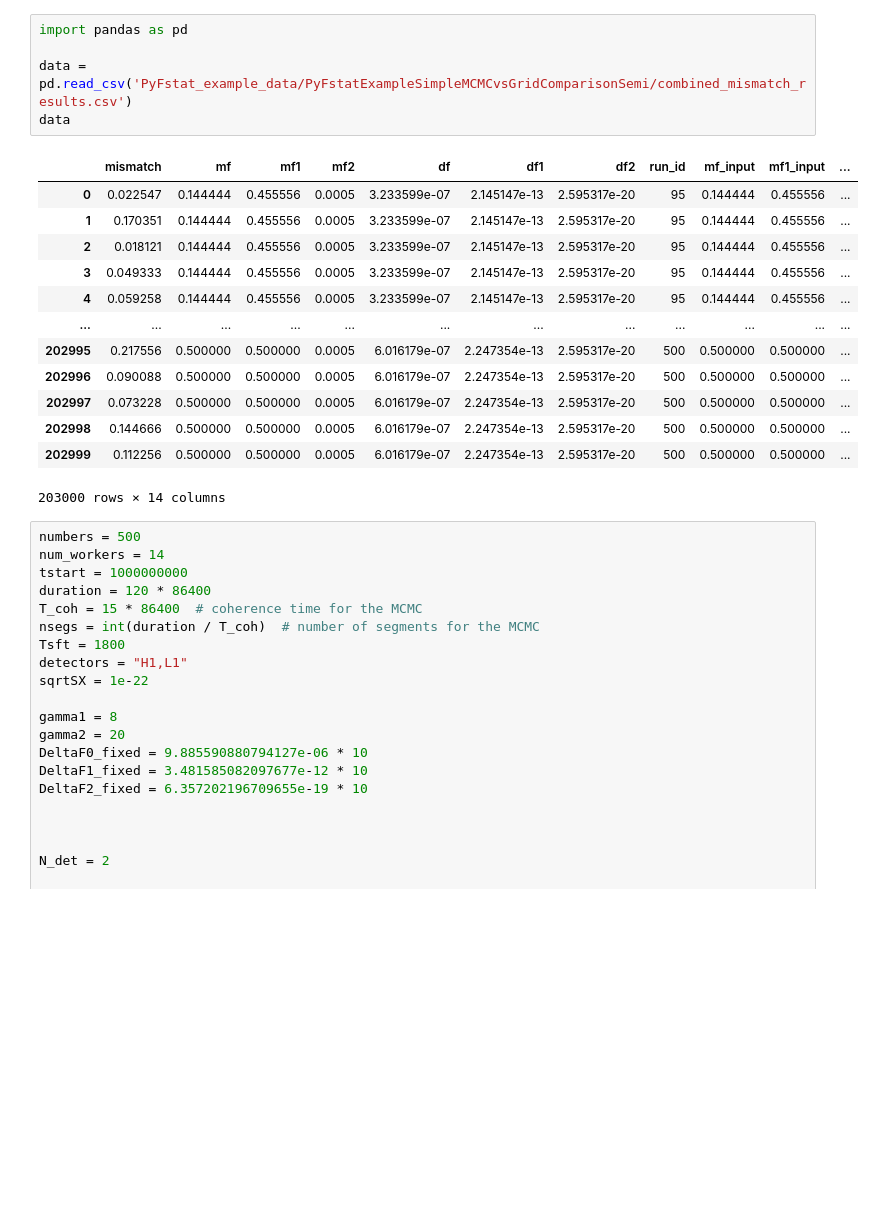
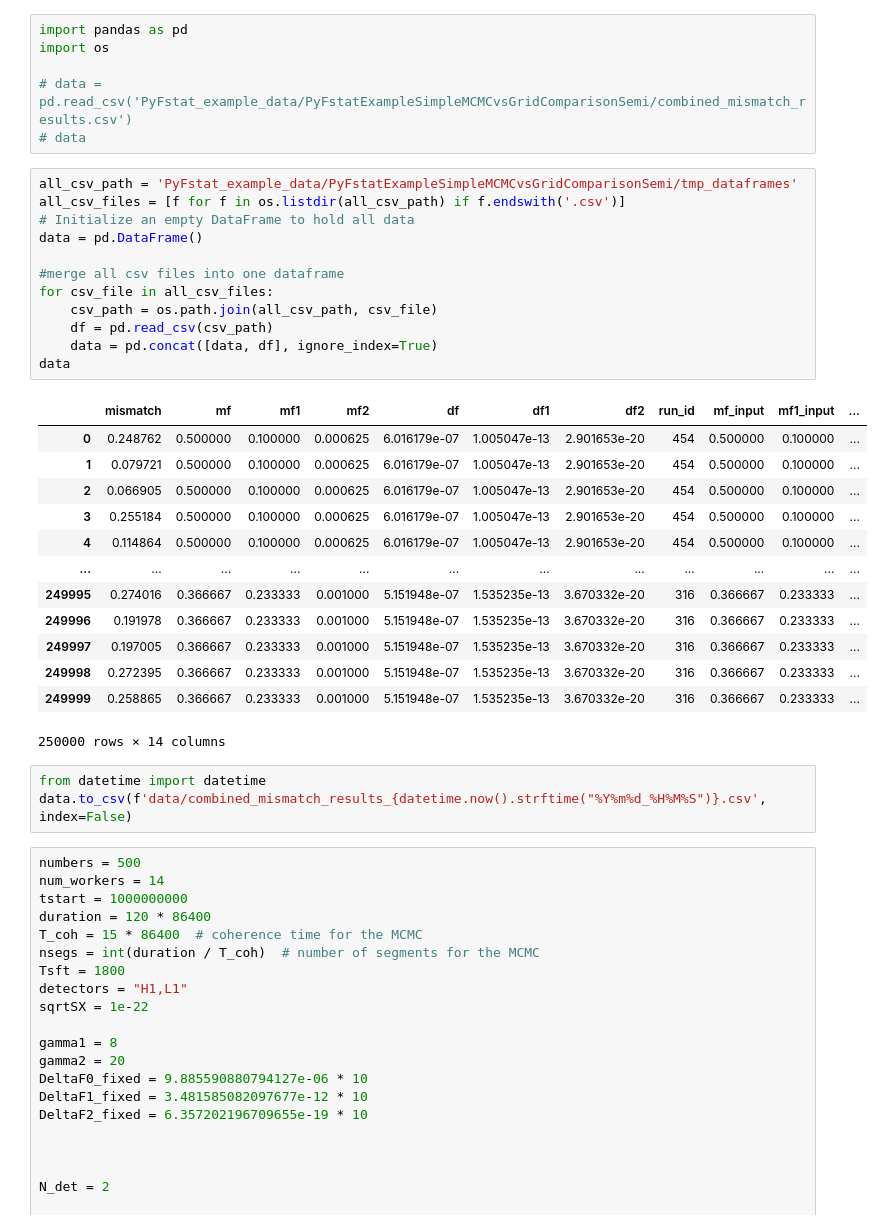
Before and after one commit to Yeqi-Fang/aei-works, a Jupyter notebook: data.ipynb, the cells around one changed output. Cells and saved outputs as stored; diff of their text form; blank space fills up the shorter version.

```diff
--- a/data.ipynb
+++ b/data.ipynb
@@ -1,22 +1,38 @@
 # %%
 import pandas as pd
+import os
 
-data = pd.read_csv('PyFstat_example_data/PyFstatExampleSimpleMCMCvsGridComparisonSemi/combined_mismatch_results.csv')
-data
+# data = pd.read_csv('PyFstat_example_data/PyFstatExampleSimpleMCMCvsGridComparisonSemi/combined_mismatch_results.csv')
+# data
-# %% [output]
-|  | mismatch | mf | mf1 | mf2 | df | df1 | df2 | run_id | mf_input | mf1_input | ... |
-| 0 | 0.022547 | 0.144444 | 0.455556 | 0.0005 | 3.233599e-07 | 2.145147e-13 | 2.595317e-20 | 95 | 0.144444 | 0.455556 | ... |
-| 1 | 0.170351 | 0.144444 | 0.455556 | 0.0005 | 3.233599e-07 | 2.145147e-13 | 2.595317e-20 | 95 | 0.144444 | 0.455556 | ... |
-| 2 | 0.018121 | 0.144444 | 0.455556 | 0.0005 | 3.233599e-07 | 2.145147e-13 | 2.595317e-20 | 95 | 0.144444 | 0.455556 | ... |
-| 3 | 0.049333 | 0.144444 | 0.455556 | 0.0005 | 3.233599e-07 | 2.145147e-13 | 2.595317e-20 | 95 | 0.144444 | 0.455556 | ... |
-| 4 | 0.059258 | 0.144444 | 0.455556 | 0.0005 | 3.233599e-07 | 2.145147e-13 | 2.595317e-20 | 95 | 0.144444 | 0.455556 | ... |
-| ... | ... | ... | ... | ... | ... | ... | ... | ... | ... | ... | ... |
-| 202995 | 0.217556 | 0.500000 | 0.500000 | 0.0005 | 6.016179e-07 | 2.247354e-13 | 2.595317e-20 | 500 | 0.500000 | 0.500000 | ... |
-| 202996 | 0.090088 | 0.500000 | 0.500000 | 0.0005 | 6.016179e-07 | 2.247354e-13 | 2.595317e-20 | 500 | 0.500000 | 0.500000 | ... |
-| 202997 | 0.073228 | 0.500000 | 0.500000 | 0.0005 | 6.016179e-07 | 2.247354e-13 | 2.595317e-20 | 500 | 0.500000 | 0.500000 | ... |
-| 202998 | 0.144666 | 0.500000 | 0.500000 | 0.0005 | 6.016179e-07 | 2.247354e-13 | 2.595317e-20 | 500 | 0.500000 | 0.500000 | ... |
-| 202999 | 0.112256 | 0.500000 | 0.500000 | 0.0005 | 6.016179e-07 | 2.247354e-13 | 2.595317e-20 | 500 | 0.500000 | 0.500000 | ... |
-203000 rows × 14 columns
+# %%
+all_csv_path = 'PyFstat_example_data/PyFstatExampleSimpleMCMCvsGridComparisonSemi/tmp_dataframes'
+all_csv_files = [f for f in os.listdir(all_csv_path) if f.endswith('.csv')]
+# Initialize an empty DataFrame to hold all data
+data = pd.DataFrame()
+
+#merge all csv files into one dataframe
+for csv_file in all_csv_files:
+    csv_path = os.path.join(all_csv_path, csv_file)
+    df = pd.read_csv(csv_path)
+    data = pd.concat([data, df], ignore_index=True)
+data
+# %% [output]
+|  | mismatch | mf | mf1 | mf2 | df | df1 | df2 | run_id | mf_input | mf1_input | ... |
+| 0 | 0.248762 | 0.500000 | 0.100000 | 0.000625 | 6.016179e-07 | 1.005047e-13 | 2.901653e-20 | 454 | 0.500000 | 0.100000 | ... |
+| 1 | 0.079721 | 0.500000 | 0.100000 | 0.000625 | 6.016179e-07 | 1.005047e-13 | 2.901653e-20 | 454 | 0.500000 | 0.100000 | ... |
+| 2 | 0.066905 | 0.500000 | 0.100000 | 0.000625 | 6.016179e-07 | 1.005047e-13 | 2.901653e-20 | 454 | 0.500000 | 0.100000 | ... |
+| 3 | 0.255184 | 0.500000 | 0.100000 | 0.000625 | 6.016179e-07 | 1.005047e-13 | 2.901653e-20 | 454 | 0.500000 | 0.100000 | ... |
+| 4 | 0.114864 | 0.500000 | 0.100000 | 0.000625 | 6.016179e-07 | 1.005047e-13 | 2.901653e-20 | 454 | 0.500000 | 0.100000 | ... |
+| ... | ... | ... | ... | ... | ... | ... | ... | ... | ... | ... | ... |
+| 249995 | 0.274016 | 0.366667 | 0.233333 | 0.001000 | 5.151948e-07 | 1.535235e-13 | 3.670332e-20 | 316 | 0.366667 | 0.233333 | ... |
+| 249996 | 0.191978 | 0.366667 | 0.233333 | 0.001000 | 5.151948e-07 | 1.535235e-13 | 3.670332e-20 | 316 | 0.366667 | 0.233333 | ... |
+| 249997 | 0.197005 | 0.366667 | 0.233333 | 0.001000 | 5.151948e-07 | 1.535235e-13 | 3.670332e-20 | 316 | 0.366667 | 0.233333 | ... |
+| 249998 | 0.272395 | 0.366667 | 0.233333 | 0.001000 | 5.151948e-07 | 1.535235e-13 | 3.670332e-20 | 316 | 0.366667 | 0.233333 | ... |
+| 249999 | 0.258865 | 0.366667 | 0.233333 | 0.001000 | 5.151948e-07 | 1.535235e-13 | 3.670332e-20 | 316 | 0.366667 | 0.233333 | ... |
+250000 rows × 14 columns
+# %%
+from datetime import datetime
+data.to_csv(f'data/combined_mismatch_results_{datetime.now().strftime("%Y%m%d_%H%M%S")}.csv', index=False)
 # %%
 numbers = 500
 num_workers = 14
```
Also changed, not shown: parts of 3 cells of this notebook, 3 other files.
